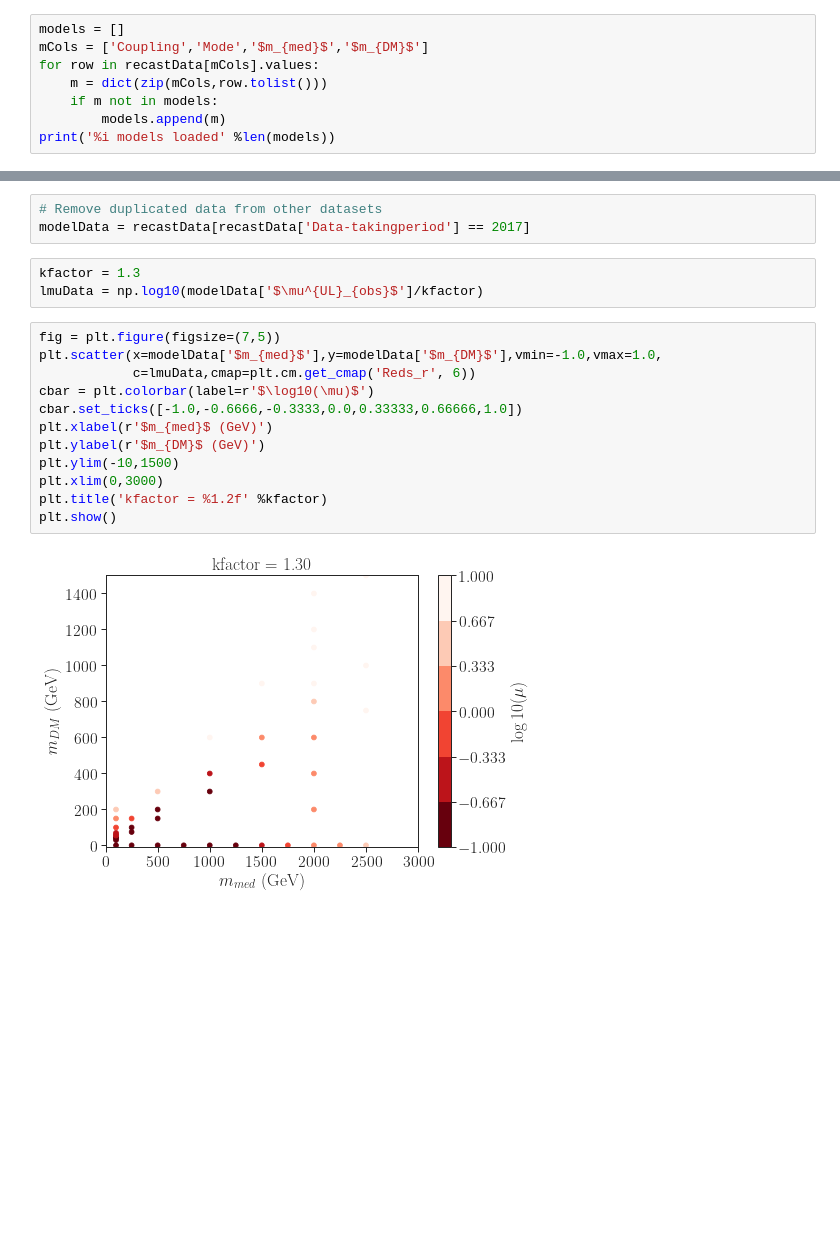
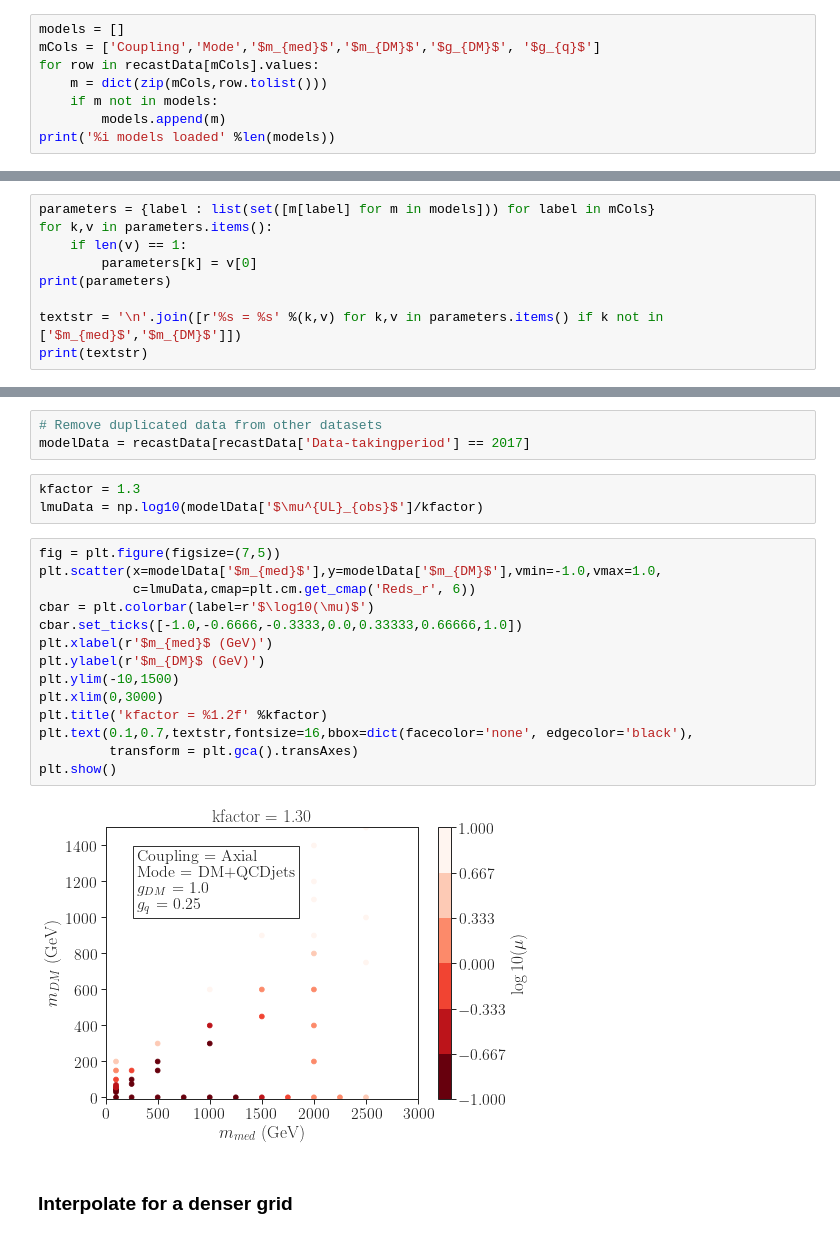
Before and after one commit to andlessa/MonoXSMS, a Jupyter notebook: notebooks/plotUpperLimits.ipynb, the cells around one changed output, grey strips where cells are left out. Saved outputs shown, nothing was run; the diff lists cells and outputs as text; blank space fills up the shorter version.

Commit message:
Improved limit plot

```diff
--- a/notebooks/plotUpperLimits.ipynb
+++ b/notebooks/plotUpperLimits.ipynb
@@ -36,7 +36,7 @@ recastData = pd.read_pickle('../scanResults.pcl')
 ### Get all model points
 # %%
 models = []
-mCols = ['Coupling','Mode','$m_{med}$','$m_{DM}$']
+mCols = ['Coupling','Mode','$m_{med}$','$m_{DM}$','$g_{DM}$', '$g_{q}$']
 for row in recastData[mCols].values:
     m = dict(zip(mCols,row.tolist()))
     if m not in models:
@@ -46,0 +49,9 @@ print('%i models loaded' %len(models))
+# %%
+parameters = {label : list(set([m[label] for m in models])) for label in mCols}
+for k,v in parameters.items():
+    if len(v) == 1:
+        parameters[k] = v[0]
+print(parameters)
+
+textstr = '\n'.join([r'%s = %s' %(k,v) for k,v in parameters.items() if k not in ['$m_{med}$','$m_{DM}$']])
+print(textstr)
@@ -47,22 +64,26 @@ print('%i models loaded' %len(models))
 # %%
 # Remove duplicated data from other datasets
 modelData = recastData[recastData['Data-takingperiod'] == 2017]
-# %%
-kfactor = 1.3
-lmuData = np.log10(modelData['$\mu^{UL}_{obs}$']/kfactor)
+# %%
+kfactor = 1.3
+lmuData = np.log10(modelData['$\mu^{UL}_{obs}$']/kfactor)
 # %%
 fig = plt.figure(figsize=(7,5))
 plt.scatter(x=modelData['$m_{med}$'],y=modelData['$m_{DM}$'],vmin=-1.0,vmax=1.0,
             c=lmuData,cmap=plt.cm.get_cmap('Reds_r', 6))
 cbar = plt.colorbar(label=r'$\log10(\mu)$')
 cbar.set_ticks([-1.0,-0.6666,-0.3333,0.0,0.33333,0.66666,1.0])
 plt.xlabel(r'$m_{med}$ (GeV)')
 plt.ylabel(r'$m_{DM}$ (GeV)')
 plt.ylim(-10,1500)
 plt.xlim(0,3000)
 plt.title('kfactor = %1.2f' %kfactor)
+plt.text(0.1,0.7,textstr,fontsize=16,bbox=dict(facecolor='none', edgecolor='black'),
+         transform = plt.gca().transAxes)
 plt.show()
 # %% [output]
-[figure, old version]
+[figure, new version]
+# %% [markdown]
+### Interpolate for a denser grid
 # %%
 pts = np.array([x for x in product(np.linspace(0,2500.,100),np.linspace(0,1500.,100)) if x[0] > x[1]])
```
Also changed, not shown: parts of 10 cells of this notebook.
